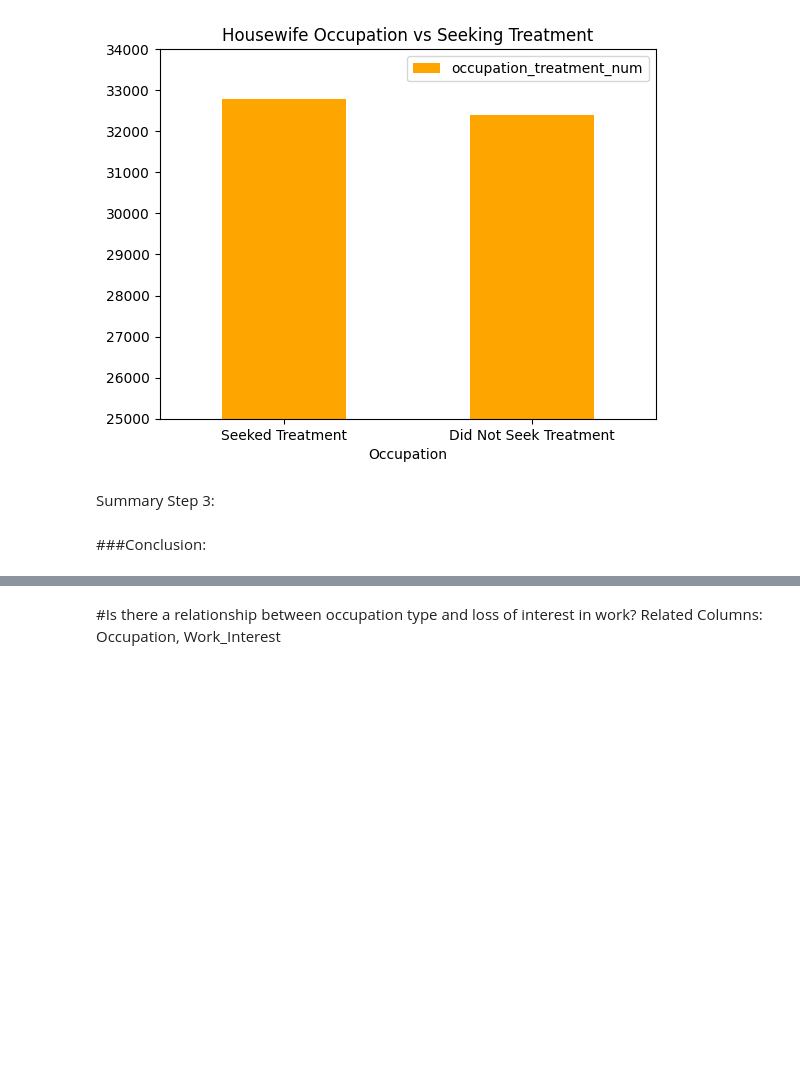
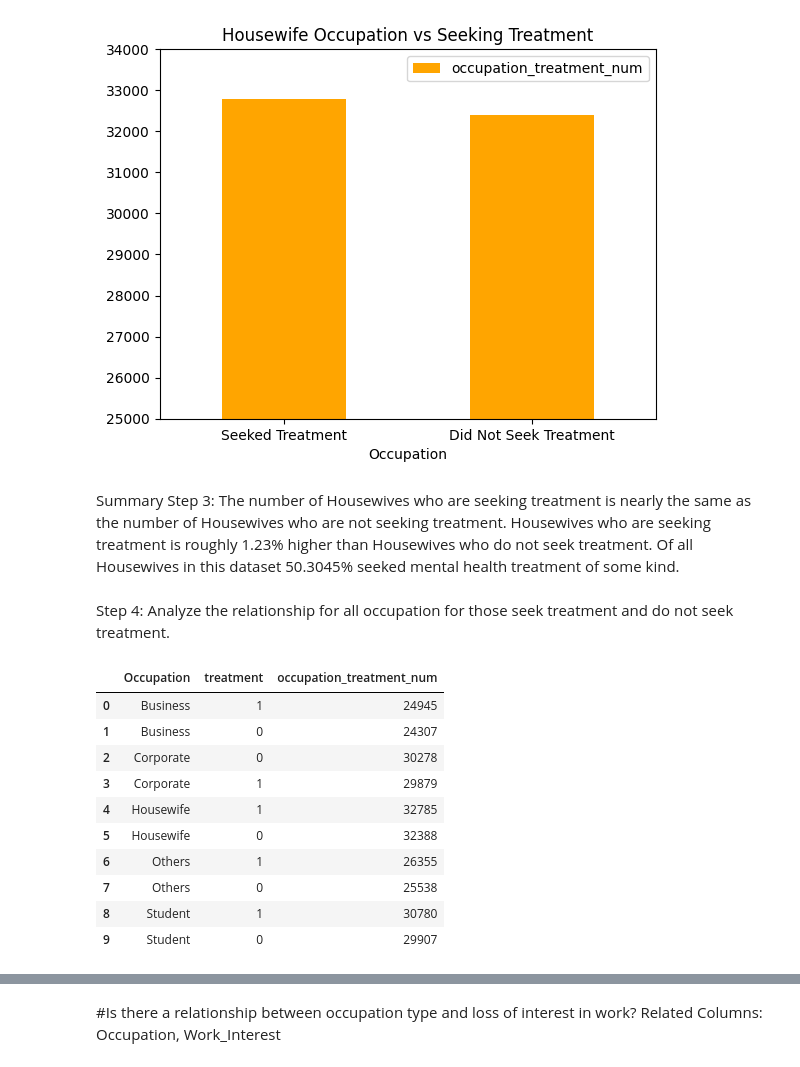
Before and after one commit to edoucet-AI/project_1_eda, a Jupyter notebook: project_eda.ipynb, the cells around one changed output, grey strips where cells are left out. Drawn from its saved outputs; the diff is of its cells as text; code cells hidden in the pictures; blank space fills up the shorter version.

Commit message:
Completion of code and conclusion for Essence Doucet - Question #1

```diff
--- a/project_eda.ipynb
+++ b/project_eda.ipynb
@@ -380,7 +384,26 @@ plt.xticks(plt.xticks()[0],labels=['Seeked Treatment', 'Did Not Seek Treatment']
   <matplotlib.axis.XTick at 0x...>],
  [Text(0, 0, 'Seeked Treatment'), Text(1, 0, 'Did Not Seek Treatment')])
 [figure]
-# %% [markdown]
-Summary Step 3:
-# %% [markdown]
-###Conclusion:
+# %% [markdown]
+Summary Step 3: The number of Housewives who are seeking treatment is nearly the same as the number of Housewives who are not seeking treatment.  Housewives who are seeking treatment is roughly 1.23% higher than Housewives who do not seek treatment. Of all Housewives in this dataset 50.3045% seeked mental health treatment of some kind.
+# %% [markdown]
+Step 4: Analyze the relationship for all occupation for those seek treatment and do not seek treatment.
+# %%
+# Grouping Treatment column by occupation column where column value is Housewife with value count
+df_treatment_all_emd = df_mental_health_emd.groupby('Occupation',as_index=False)['treatment'].value_counts()
+
+# Rename the column Count as occupation_treatment_num
+df_treatment_all_emd = df_treatment_all_emd.rename(columns={'count':'occupation_treatment_num'})
+df_treatment_all_emd
+# %% [output]
+|  | Occupation | treatment | occupation_treatment_num |
+| 0 | Business | 1 | 24945 |
+| 1 | Business | 0 | 24307 |
+| 2 | Corporate | 0 | 30278 |
+| 3 | Corporate | 1 | 29879 |
+| 4 | Housewife | 1 | 32785 |
+| 5 | Housewife | 0 | 32388 |
+| 6 | Others | 1 | 26355 |
+| 7 | Others | 0 | 25538 |
+| 8 | Student | 1 | 30780 |
+| 9 | Student | 0 | 29907 |
```
Also changed, not shown: parts of 8 cells of this notebook.
